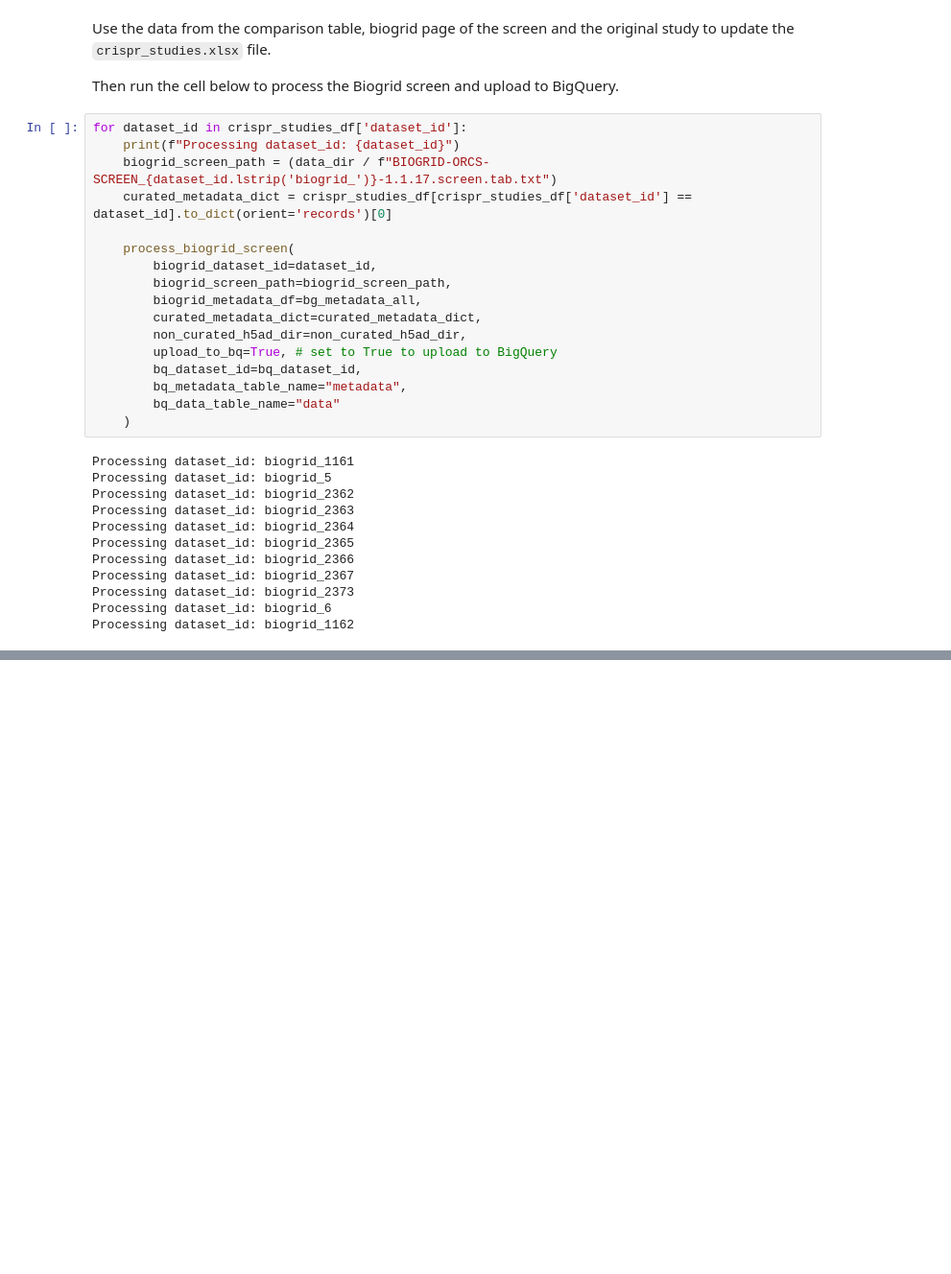
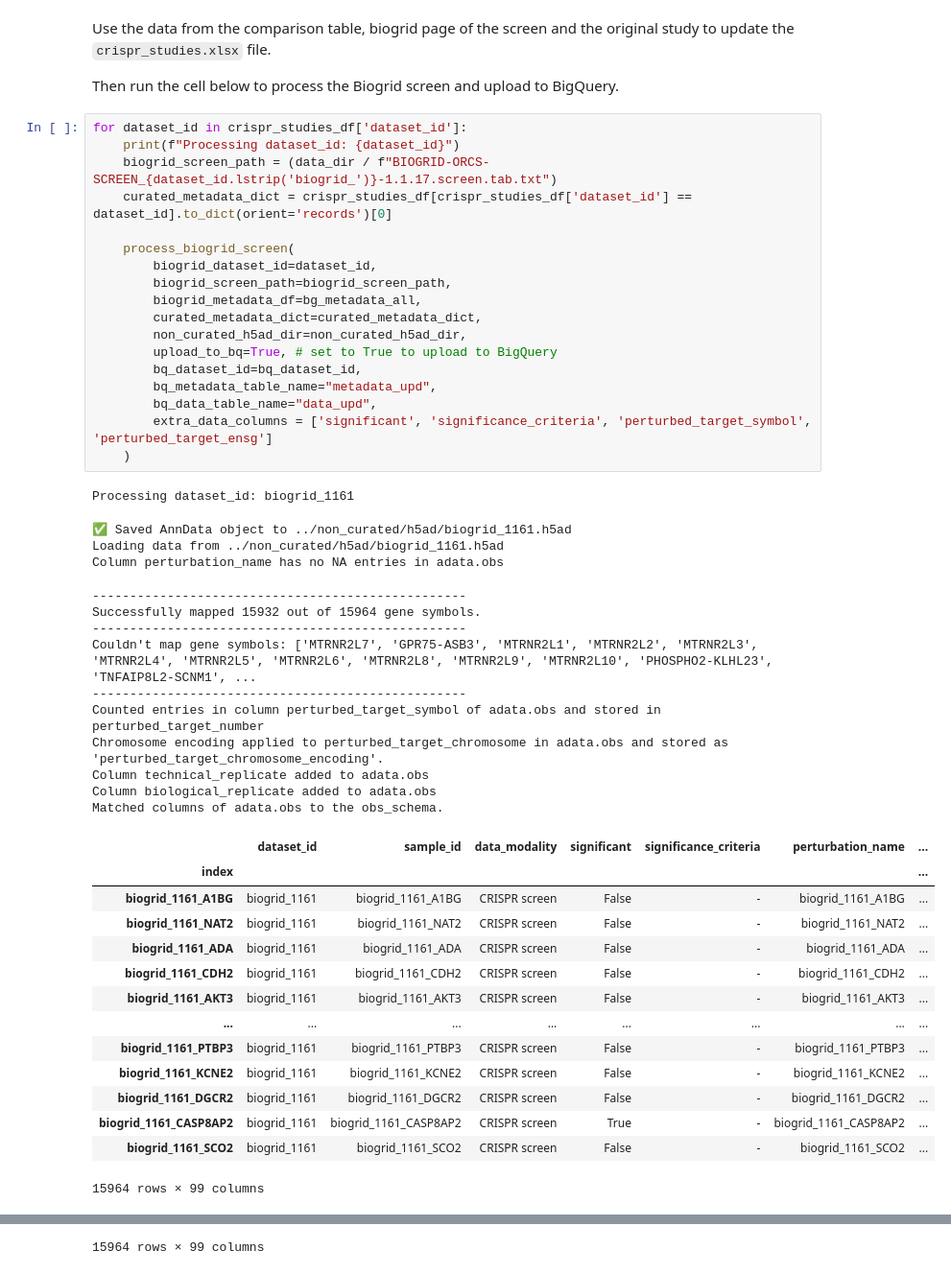
Before and after one commit to EMBL-EBI-ABC/PerturbationCatalogue, a Jupyter notebook: data_exploration/CRISPR/curation_notebooks/biogrid_curation.ipynb, the cells around one changed output, grey strips where cells are left out. Shown at 96% size. Drawn from its saved outputs; the diff is of its cells as text; blank space fills up the shorter version.

Commit message:
updated biogrid curation notebook

```diff
--- a/data_exploration/CRISPR/curation_notebooks/biogrid_curation.ipynb
+++ b/data_exploration/CRISPR/curation_notebooks/biogrid_curation.ipynb
@@ -80,29 +80,47 @@ Then run the cell below to process the Biogrid screen and upload to BigQuery.
 # %%
 for dataset_id in crispr_studies_df['dataset_id']:
     print(f"Processing dataset_id: {dataset_id}")
     biogrid_screen_path = (data_dir / f"BIOGRID-ORCS-SCREEN_{dataset_id.lstrip('biogrid_')}-1.1.17.screen.tab.txt")
     curated_metadata_dict = crispr_studies_df[crispr_studies_df['dataset_id'] == dataset_id].to_dict(orient='records')[0]
 
     process_biogrid_screen(
         biogrid_dataset_id=dataset_id,
         biogrid_screen_path=biogrid_screen_path,
         biogrid_metadata_df=bg_metadata_all,
         curated_metadata_dict=curated_metadata_dict,
         non_curated_h5ad_dir=non_curated_h5ad_dir,
         upload_to_bq=True, # set to True to upload to BigQuery
         bq_dataset_id=bq_dataset_id,
-        bq_metadata_table_name="metadata",
-        bq_data_table_name="data"
+        bq_metadata_table_name="metadata_upd",
+        bq_data_table_name="data_upd",
+        extra_data_columns = ['significant', 'significance_criteria', 'perturbed_target_symbol', 'perturbed_target_ensg']
     )
 # %% [output]
 Processing dataset_id: biogrid_1161
-Processing dataset_id: biogrid_5
-Processing dataset_id: biogrid_2362
-Processing dataset_id: biogrid_2363
-Processing dataset_id: biogrid_2364
-Processing dataset_id: biogrid_2365
-Processing dataset_id: biogrid_2366
-Processing dataset_id: biogrid_2367
-Processing dataset_id: biogrid_2373
-Processing dataset_id: biogrid_6
-Processing dataset_id: biogrid_1162
+✅ Saved AnnData object to ../non_curated/h5ad/biogrid_1161.h5ad
+Loading data from ../non_curated/h5ad/biogrid_1161.h5ad
+Column perturbation_name has no NA entries in adata.obs
+--------------------------------------------------
+Successfully mapped 15932 out of 15964 gene symbols.
+--------------------------------------------------
+Couldn't map gene symbols: ['MTRNR2L7', 'GPR75-ASB3', 'MTRNR2L1', 'MTRNR2L2', 'MTRNR2L3', 'MTRNR2L4', 'MTRNR2L5', 'MTRNR2L6', 'MTRNR2L8', 'MTRNR2L9', 'MTRNR2L10', 'PHOSPHO2-KLHL23', 'TNFAIP8L2-SCNM1', ...
+--------------------------------------------------
+Counted entries in column perturbed_target_symbol of adata.obs and stored in perturbed_target_number
+Chromosome encoding applied to perturbed_target_chromosome in adata.obs and stored as 'perturbed_target_chromosome_encoding'.
+Column technical_replicate added to adata.obs
+Column biological_replicate added to adata.obs
+Matched columns of adata.obs to the obs_schema.
+|  | dataset_id | sample_id | data_modality | significant | significance_criteria | perturbation_name | ... |
+| index |  |  |  |  |  |  | ... |
+| biogrid_1161_A1BG | biogrid_1161 | biogrid_1161_A1BG | CRISPR screen | False | - | biogrid_1161_A1BG | ... |
+| biogrid_1161_NAT2 | biogrid_1161 | biogrid_1161_NAT2 | CRISPR screen | False | - | biogrid_1161_NAT2 | ... |
+| biogrid_1161_ADA | biogrid_1161 | biogrid_1161_ADA | CRISPR screen | False | - | biogrid_1161_ADA | ... |
+| biogrid_1161_CDH2 | biogrid_1161 | biogrid_1161_CDH2 | CRISPR screen | False | - | biogrid_1161_CDH2 | ... |
+| biogrid_1161_AKT3 | biogrid_1161 | biogrid_1161_AKT3 | CRISPR screen | False | - | biogrid_1161_AKT3 | ... |
+| ... | ... | ... | ... | ... | ... | ... | ... |
+| biogrid_1161_PTBP3 | biogrid_1161 | biogrid_1161_PTBP3 | CRISPR screen | False | - | biogrid_1161_PTBP3 | ... |
+| biogrid_1161_KCNE2 | biogrid_1161 | biogrid_1161_KCNE2 | CRISPR screen | False | - | biogrid_1161_KCNE2 | ... |
+| biogrid_1161_DGCR2 | biogrid_1161 | biogrid_1161_DGCR2 | CRISPR screen | False | - | biogrid_1161_DGCR2 | ... |
+| biogrid_1161_CASP8AP2 | biogrid_1161 | biogrid_1161_CASP8AP2 | CRISPR screen | True | - | biogrid_1161_CASP8AP2 | ... |
+| biogrid_1161_SCO2 | biogrid_1161 | biogrid_1161_SCO2 | CRISPR screen | False | - | biogrid_1161_SCO2 | ... |
+15964 rows × 99 columns
@@ -108,0 +171 @@ Processing dataset_id: biogrid_1162
+15964 rows × 99 columns
```
Also changed, not shown: parts of 3 cells of this notebook.
